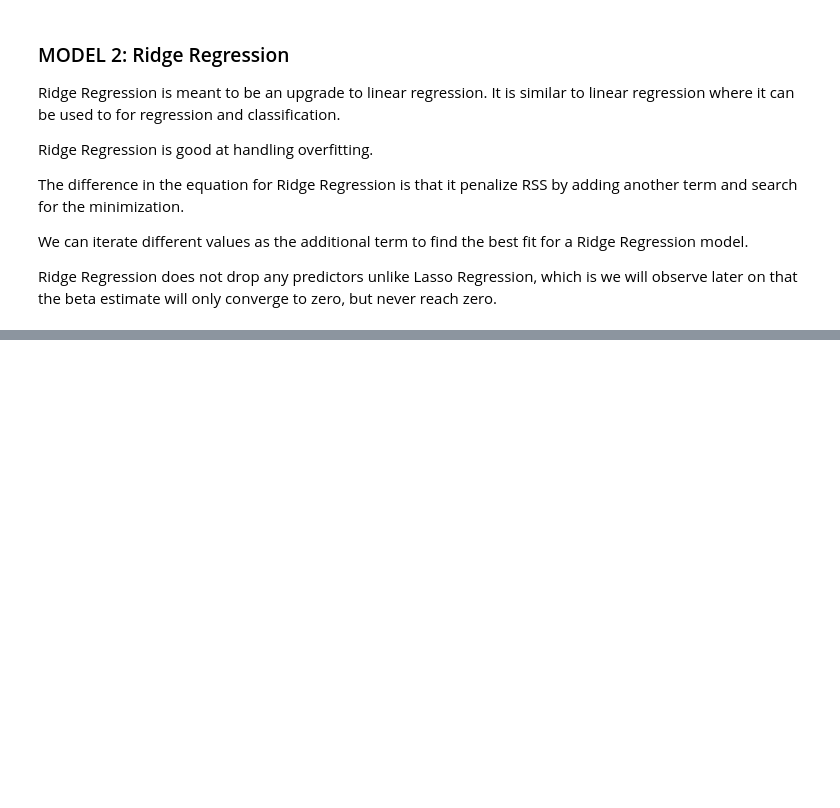
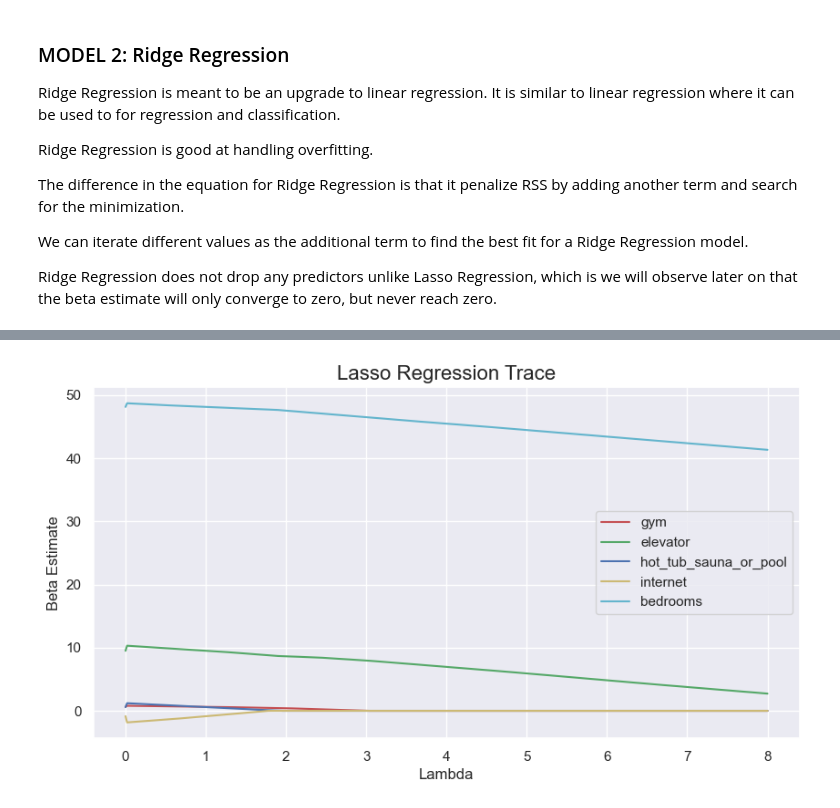
Before and after one commit to bhavya-06darshnik/Airbnb_Data_Analysis, a Jupyter notebook: ML_modeling.ipynb, the cells around one changed output, grey strips where cells are left out. Cells and saved outputs as stored; diff of their text form; code cells hidden in the pictures; blank space fills up the shorter version.

```diff
--- a/ML_modeling.ipynb
+++ b/ML_modeling.ipynb
@@ -383,0 +447,34 @@ for i in para:
+# %%
+lassoReg = Lasso(alpha=1)
+lassoReg.fit(X_train, y_train)
+#stores prediction
+lassoTrainPred = []
+lassoTestPred = []
+lassoR2score=[] #stores R2 value
+lassoDF = pd.DataFrame({'variable': varArr, 'estimate': lassoReg.coef_.ravel()})
+
+lambdas = np.arange(0.01, 8.01, 0.02)#lambda value of 0.01 to 8.01, in intervals of 0.02
+
+for alpha in lambdas:
+    lassoReg = Lasso(alpha=alpha)
+    lassoReg.fit(X_train, y_train)
+    var_name = 'estimate' + str(alpha)
+    lassoDF[var_name] = lassoReg.coef_.ravel()
+    #prediction
+    lassoTrainPred.append(lassoReg.predict(X_train))
+    lassoTestPred.append(lassoReg.predict(X_test))
+    #storing the r2 score
+    lassoR2score.append(lassoReg.score(X_train,y_train))
+
+
+bestLassoR2 = max(lassoR2score)
+print("The highest R2 value: ",bestLassoR2)
+
+
+#Using the best fit Lasso Regression Model's predictions
+trainPredictionLasso = lassoTrainPred[lassoR2score.index(bestLassoR2)]
+testPredictionLasso = lassoTestPred[lassoR2score.index(bestLassoR2)]
+
+lassoDF = lassoDF.set_index('variable').T.rename_axis('estimate').rename_axis(1).reset_index()
+
+lassoDF.head()
@@ -383,0 +490,11 @@ for i in para:
+# %%
+fig, ax = plt.subplots(figsize=(10, 5))
+ax.plot(lassoDF.gym,'r',lassoDF.elevator,'g',lassoDF.hot_tub_sauna_or_pool,'b',lassoDF.internet,'y',lassoDF.bedrooms,'c')
+ax.set_xlabel("Lambda")
+ax.set_xticklabels(np.arange(-1, 100, 1))
+ax.set_ylabel("Beta Estimate")
+ax.set_title("Lasso Regression Trace", fontsize=16)
+ax.legend(labels=['gym','elevator','hot_tub_sauna_or_pool','internet','bedrooms'])
+ax.grid(True)
+# %% [output]
+[figure, added]
```
Also changed, not shown: parts of 10 cells of this notebook.
